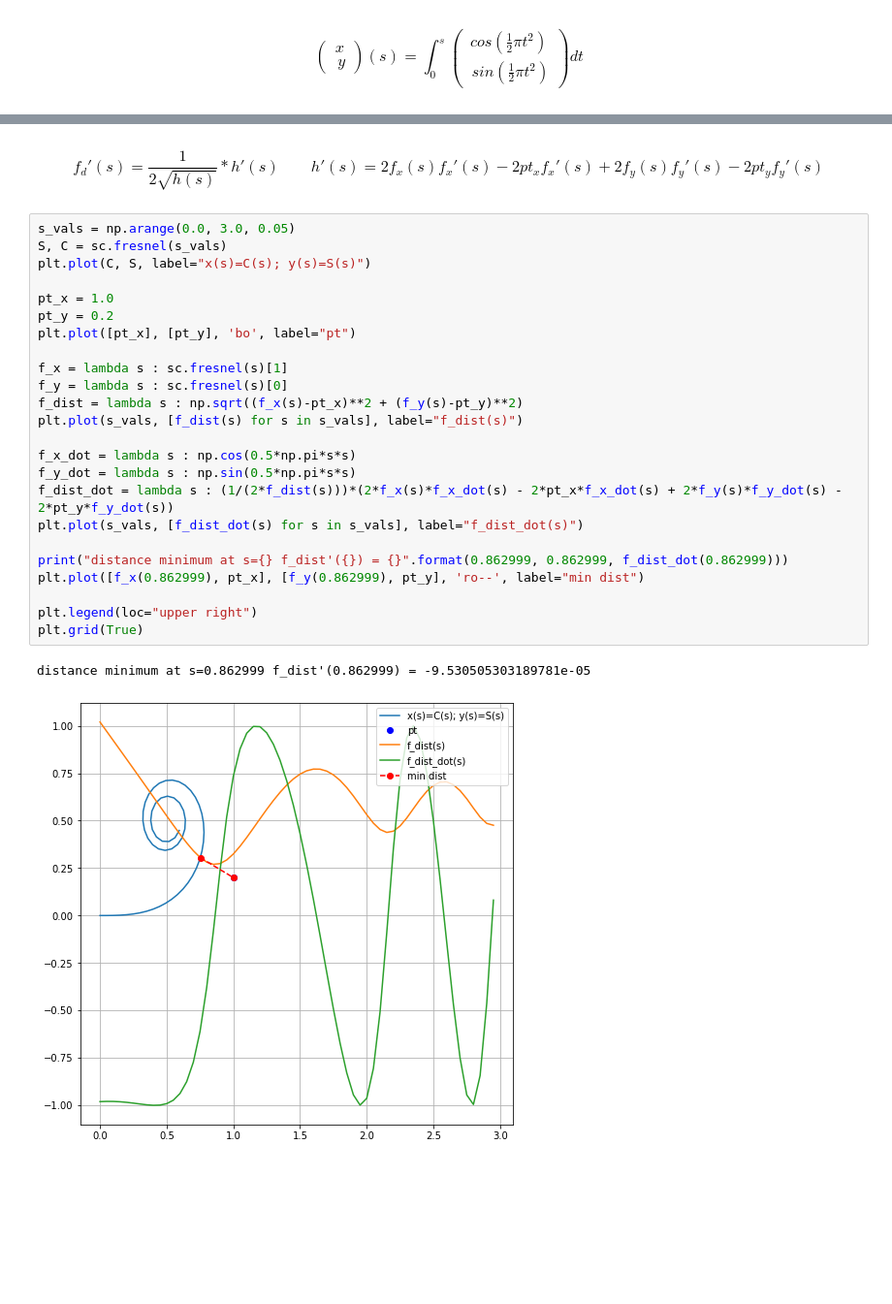
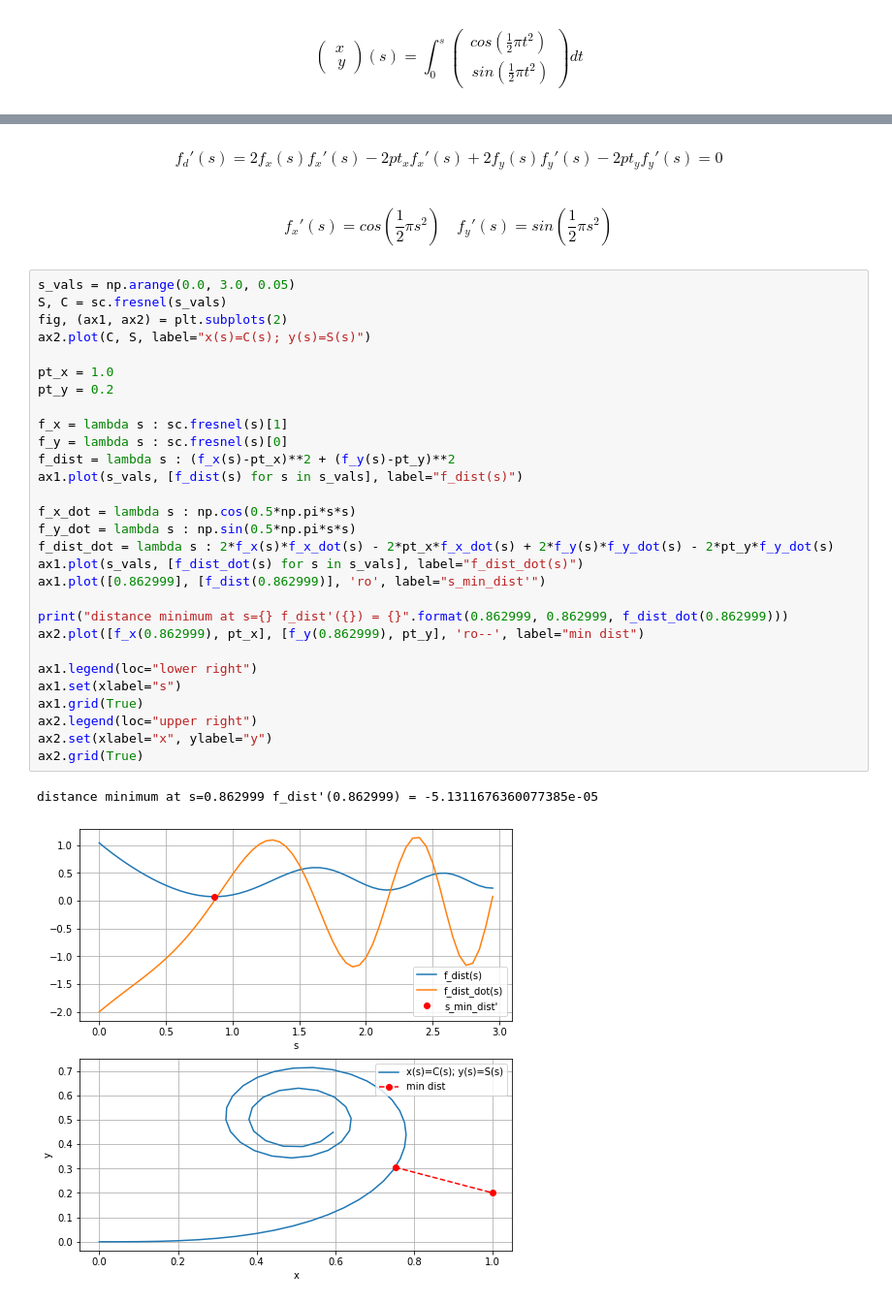
Before and after one commit to pageldev/ClothoidExploration, a Jupyter notebook: ClothoidExploration.ipynb, the cells around one changed output, grey strips where cells are left out. Shown at 97% size. Saved outputs shown, nothing was run; the diff lists cells and outputs as text; blank space fills up the shorter version.

```diff
--- a/ClothoidExploration.ipynb
+++ b/ClothoidExploration.ipynb
@@ -230,32 +247,41 @@ f_{d}(s)=\sqrt{h(s)} \quad \quad h(s)=(f_{x}(s)-pt_{x})^2 + (f_{y}(s)-pt_{y})^2
 \end{equation*}
 # %% [markdown]
 \begin{equation*}
-f_{d}'(s)=\frac{1}{2\sqrt{h(s)}} * h'(s) \quad \quad h'(s)= 2 f_{x}(s) f_{x}'(s) - 2 pt_{x} f_{x}'(s) + 2 f_{y}(s) f_{y}'(s) - 2 pt_{y} f_{y}'(s)
+f_{d}'(s)= 2 f_{x}(s) f_{x}'(s) - 2 pt_{x} f_{x}'(s) + 2 f_{y}(s) f_{y}'(s) - 2 pt_{y} f_{y}'(s) = 0
 \end{equation*}
+# %% [markdown]
+\begin{equation*}
+f_{x}'(s)= cos(\frac{1}{2} \pi s^2) \quad f_{y}'(s)= sin(\frac{1}{2} \pi s^2)
+\end{equation*}
 # %%
 s_vals = np.arange(0.0, 3.0, 0.05)
 S, C = sc.fresnel(s_vals)
-plt.plot(C, S, label="x(s)=C(s); y(s)=S(s)")
+fig, (ax1, ax2) = plt.subplots(2)
+ax2.plot(C, S, label="x(s)=C(s); y(s)=S(s)")
 
 pt_x = 1.0
 pt_y = 0.2
-plt.plot([pt_x], [pt_y], 'bo', label="pt")
 
 f_x = lambda s : sc.fresnel(s)[1]
 f_y = lambda s : sc.fresnel(s)[0]
-f_dist = lambda s : np.sqrt((f_x(s)-pt_x)**2 + (f_y(s)-pt_y)**2)
-plt.plot(s_vals, [f_dist(s) for s in s_vals], label="f_dist(s)")
+f_dist = lambda s : (f_x(s)-pt_x)**2 + (f_y(s)-pt_y)**2
+ax1.plot(s_vals, [f_dist(s) for s in s_vals], label="f_dist(s)")
 
 f_x_dot = lambda s : np.cos(0.5*np.pi*s*s)
 f_y_dot = lambda s : np.sin(0.5*np.pi*s*s)
-f_dist_dot = lambda s : (1/(2*f_dist(s)))*(2*f_x(s)*f_x_dot(s) - 2*pt_x*f_x_dot(s) + 2*f_y(s)*f_y_dot(s) - 2*pt_y*f_y_dot(s))
-plt.plot(s_vals, [f_dist_dot(s) for s in s_vals], label="f_dist_dot(s)")
+f_dist_dot = lambda s : 2*f_x(s)*f_x_dot(s) - 2*pt_x*f_x_dot(s) + 2*f_y(s)*f_y_dot(s) - 2*pt_y*f_y_dot(s)
+ax1.plot(s_vals, [f_dist_dot(s) for s in s_vals], label="f_dist_dot(s)")
+ax1.plot([0.862999], [f_dist(0.862999)], 'ro', label="s_min_dist'")
 
 print("distance minimum at s={} f_dist'({}) = {}".format(0.862999, 0.862999, f_dist_dot(0.862999)))
-plt.plot([f_x(0.862999), pt_x], [f_y(0.862999), pt_y], 'ro--', label="min dist")
+ax2.plot([f_x(0.862999), pt_x], [f_y(0.862999), pt_y], 'ro--', label="min dist")
 
-plt.legend(loc="upper right")
-plt.grid(True)
+ax1.legend(loc="lower right")
+ax1.set(xlabel="s")
+ax1.grid(True)
+ax2.legend(loc="upper right")
+ax2.set(xlabel="x", ylabel="y")
+ax2.grid(True)
 # %% [output]
-distance minimum at s=0.862999 f_dist'(0.862999) = -9.530505303189781e-05
+distance minimum at s=0.862999 f_dist'(0.862999) = -5.1311676360077385e-05
-[figure, old version]
+[figure, new version]
```
Also changed, not shown: parts of 13 cells of this notebook.
